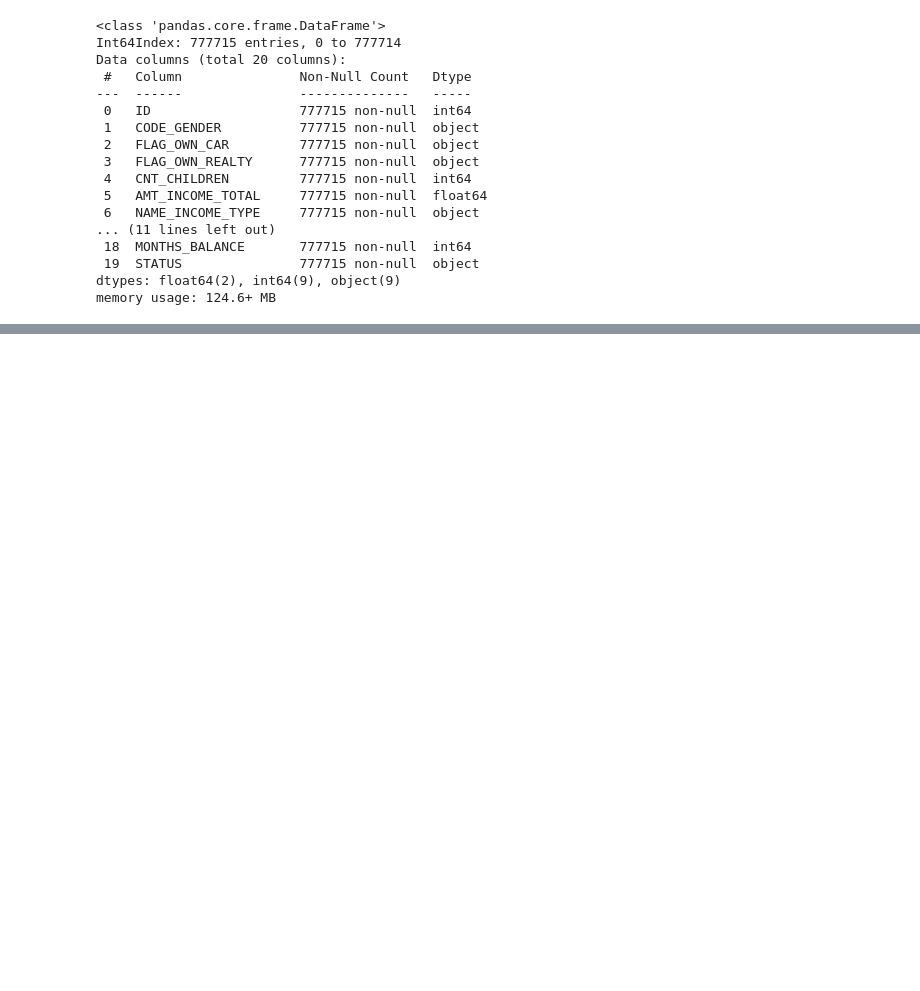
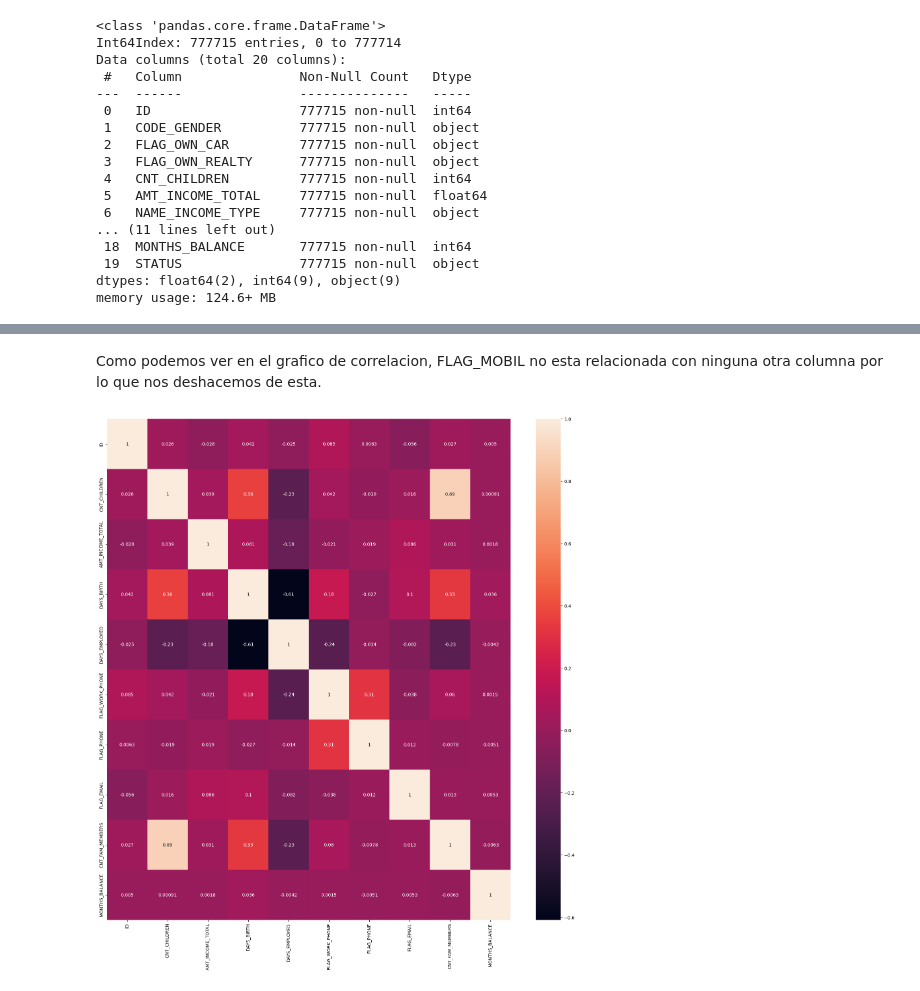
Before and after one commit to eolo-ws/proyecto-2-mineria-de-datos, a Jupyter notebook: proyecto-2-mineria-grupo-5.ipynb, the cells around one changed output, grey strips where cells are left out. Saved outputs shown, nothing was run; the diff lists cells and outputs as text; code cells hidden in the pictures; blank space fills up the shorter version.

```diff
--- a/proyecto-2-mineria-grupo-5.ipynb
+++ b/proyecto-2-mineria-grupo-5.ipynb
@@ -119,0 +177,9 @@ plt.show()
+# %% [markdown]
+Como podemos ver en el grafico de correlacion, FLAG_MOBIL no esta relacionada con ninguna otra columna por lo que nos deshacemos de esta.
+# %%
+data = data.drop('FLAG_MOBIL',axis=1)
+plt.figure(figsize=(20,20))
+sns.heatmap(data.corr(), annot=True)
+plt.show()
+# %% [output]
+[figure, added]
```
Also changed, not shown: parts of 29 cells of this notebook, 1 other file.
